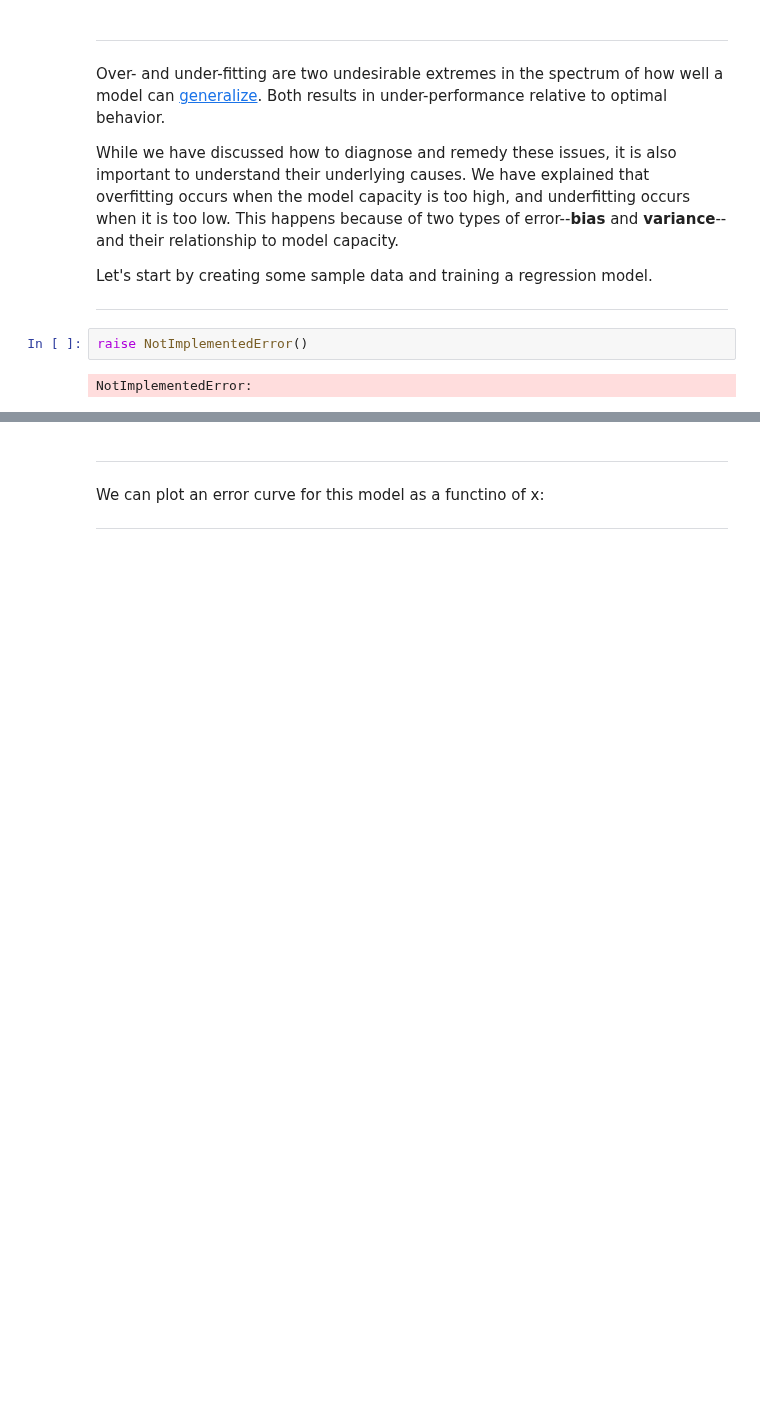
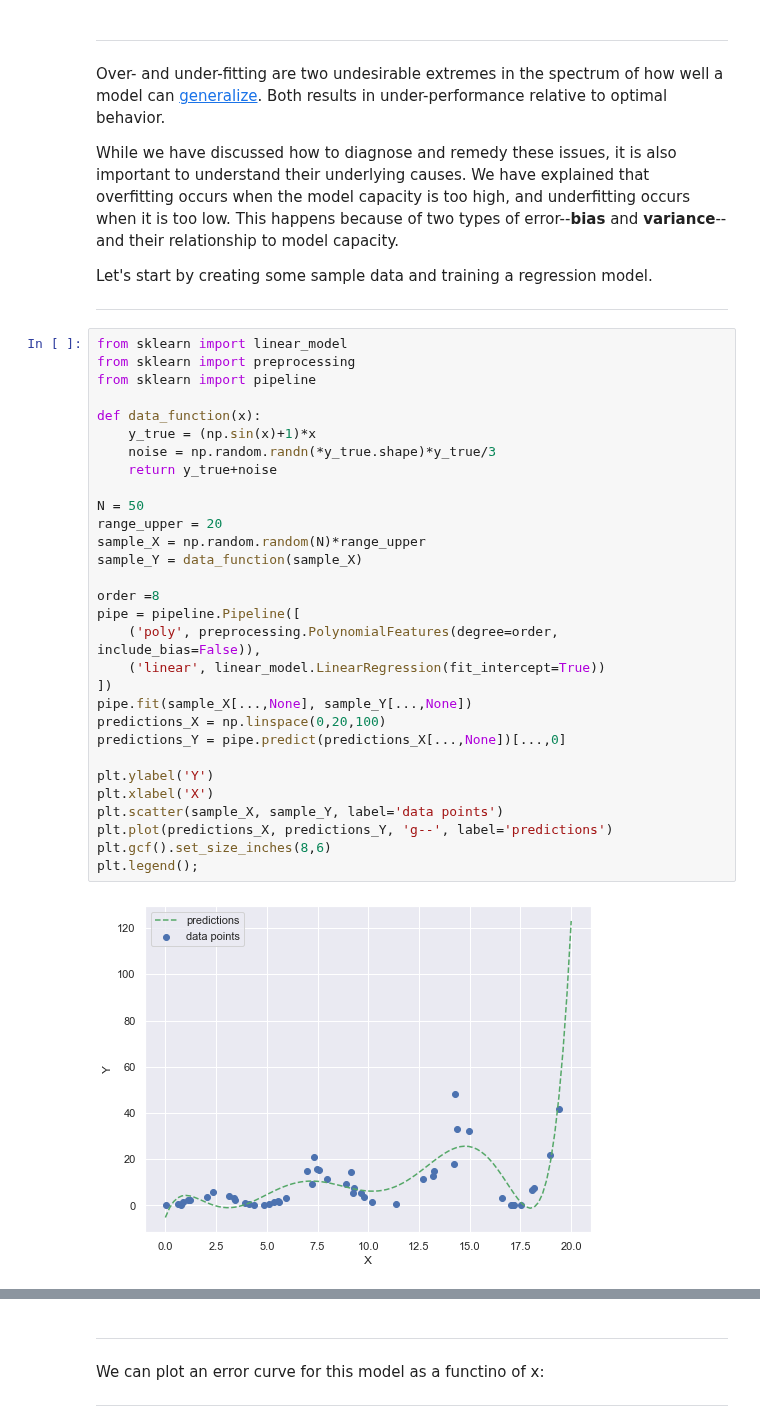
Before and after one commit to shinshoji01/gonken-lesson, a Jupyter notebook: 2020/06_Bias and variance.ipynb, the cells around one changed output, grey strips where cells are left out. Saved outputs shown, nothing was run; the diff lists cells and outputs as text; blank space fills up the shorter version.

```diff
--- a/2020/06_Bias and variance.ipynb
+++ b/2020/06_Bias and variance.ipynb
@@ -43,10 +43,38 @@ This happens because of two types of error--**bias** and **variance**--and their
 Let's start by creating some sample data and training a regression model.
 
 ---
-# %%
-raise NotImplementedError()
-# %% [output]
-NotImplementedError:
+# %%
+from sklearn import linear_model
+from sklearn import preprocessing
+from sklearn import pipeline
+
+def data_function(x):
+    y_true = (np.sin(x)+1)*x
+    noise = np.random.randn(*y_true.shape)*y_true/3
+    return y_true+noise
+
+N = 50
+range_upper = 20
+sample_X = np.random.random(N)*range_upper
+sample_Y = data_function(sample_X)
+
+order =8
+pipe = pipeline.Pipeline([
+    ('poly', preprocessing.PolynomialFeatures(degree=order, include_bias=False)),
+    ('linear', linear_model.LinearRegression(fit_intercept=True))
+])
+pipe.fit(sample_X[...,None], sample_Y[...,None])
+predictions_X = np.linspace(0,20,100)
+predictions_Y = pipe.predict(predictions_X[...,None])[...,0]
+
+plt.ylabel('Y')
+plt.xlabel('X')
+plt.scatter(sample_X, sample_Y, label='data points')
+plt.plot(predictions_X, predictions_Y, 'g--', label='predictions')
+plt.gcf().set_size_inches(8,6)
+plt.legend();
+# %% [output]
+[figure, added]
 # %% [markdown]
 ---
 
```
Also changed, not shown: parts of 18 cells of this notebook, 5 other files.
